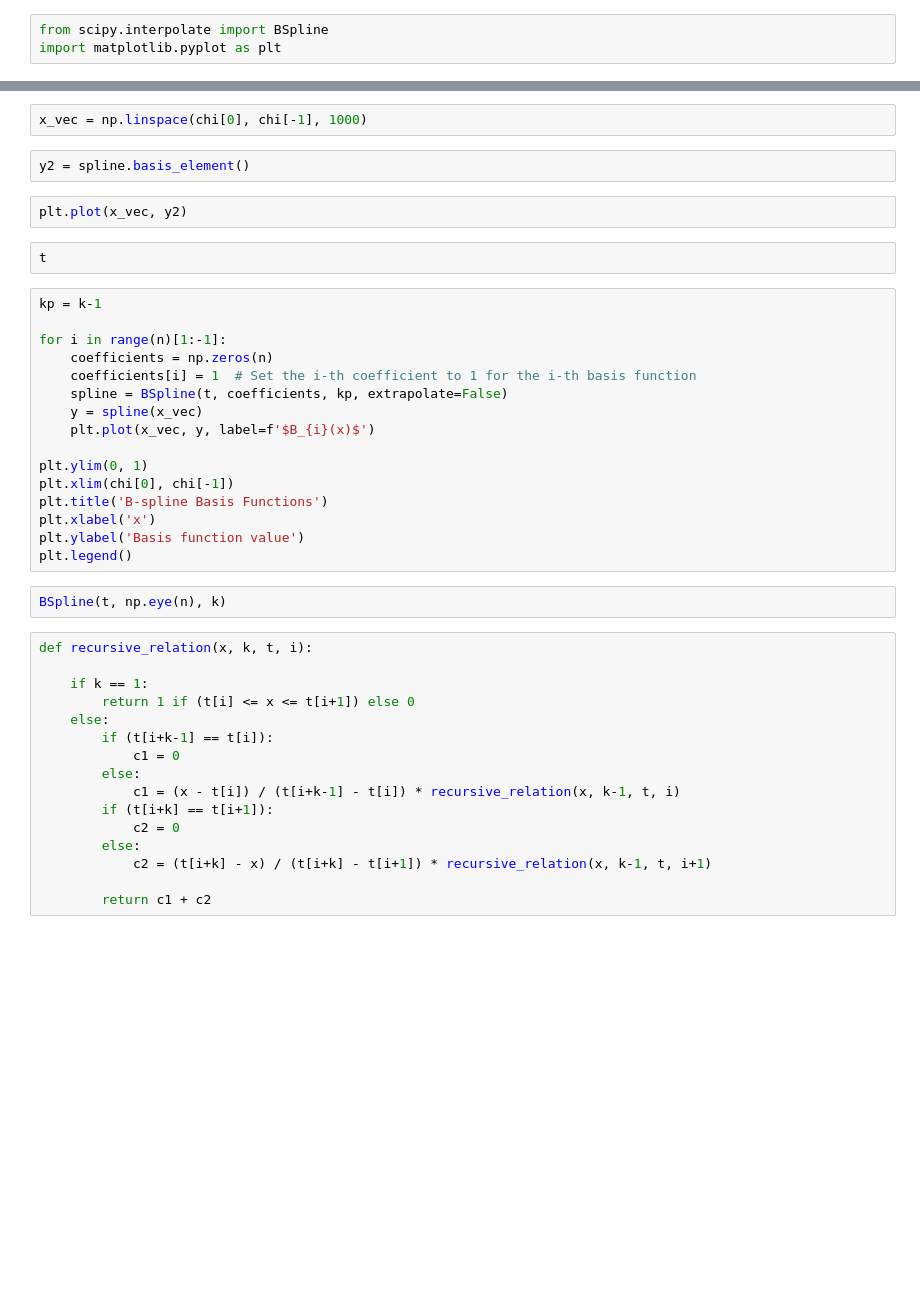
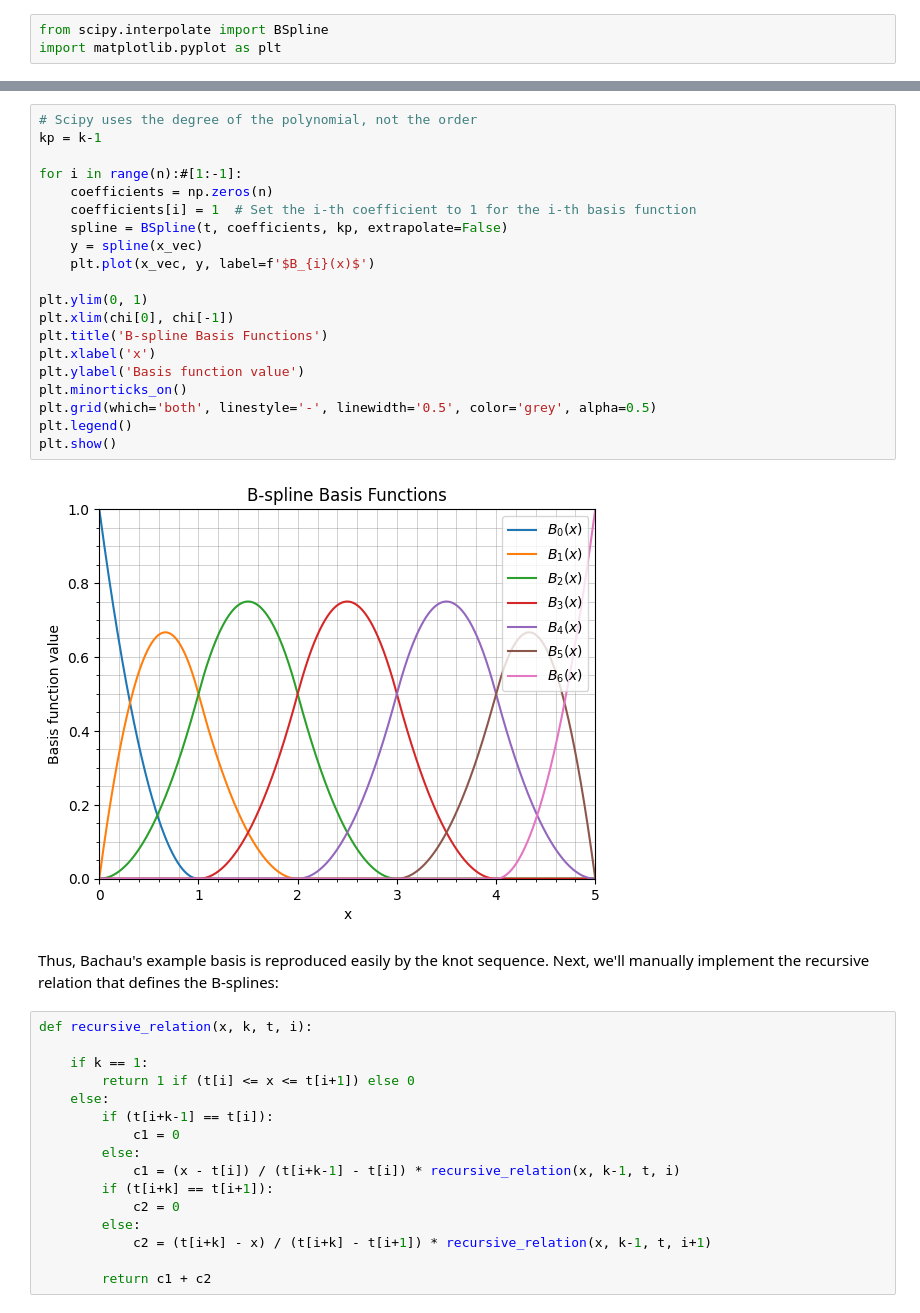
Before and after one commit to Gabriel-Amici/MorseCoulomb, a Jupyter notebook: notebooks/development/bsplines.ipynb, the cells around one changed output, grey strips where cells are left out. Cells and saved outputs as stored; diff of their text form; blank space fills up the shorter version.

```diff
--- a/notebooks/development/bsplines.ipynb
+++ b/notebooks/development/bsplines.ipynb
@@ -64,29 +58,28 @@ spline = BSpline(t, coefficients, k)
-# %%
-x_vec = np.linspace(chi[0], chi[-1], 1000)
-# %%
-y2 = spline.basis_element()
-# %%
-plt.plot(x_vec, y2)
-# %%
-t
 # %%
+# Scipy uses the degree of the polynomial, not the order
 kp = k-1
 
-for i in range(n)[1:-1]:
+for i in range(n):#[1:-1]:
     coefficients = np.zeros(n)
     coefficients[i] = 1  # Set the i-th coefficient to 1 for the i-th basis function
     spline = BSpline(t, coefficients, kp, extrapolate=False)
     y = spline(x_vec)
     plt.plot(x_vec, y, label=f'$B_{i}(x)$')
 
 plt.ylim(0, 1)
 plt.xlim(chi[0], chi[-1])
 plt.title('B-spline Basis Functions')
 plt.xlabel('x')
 plt.ylabel('Basis function value')
+plt.minorticks_on()
+plt.grid(which='both', linestyle='-', linewidth='0.5', color='grey', alpha=0.5)
 plt.legend()
+plt.show()
+# %% [output]
+[figure, added]
-# %%
-BSpline(t, np.eye(n), k)
+# %% [markdown]
+Thus, Bachau's example basis is reproduced easily by the knot sequence. Next, we'll manually implement
+the recursive relation that defines the B-splines:
 # %%
 def recursive_relation(x, k, t, i):
 
```
Also changed, not shown: parts of 96 cells of this notebook, 1 other file.
